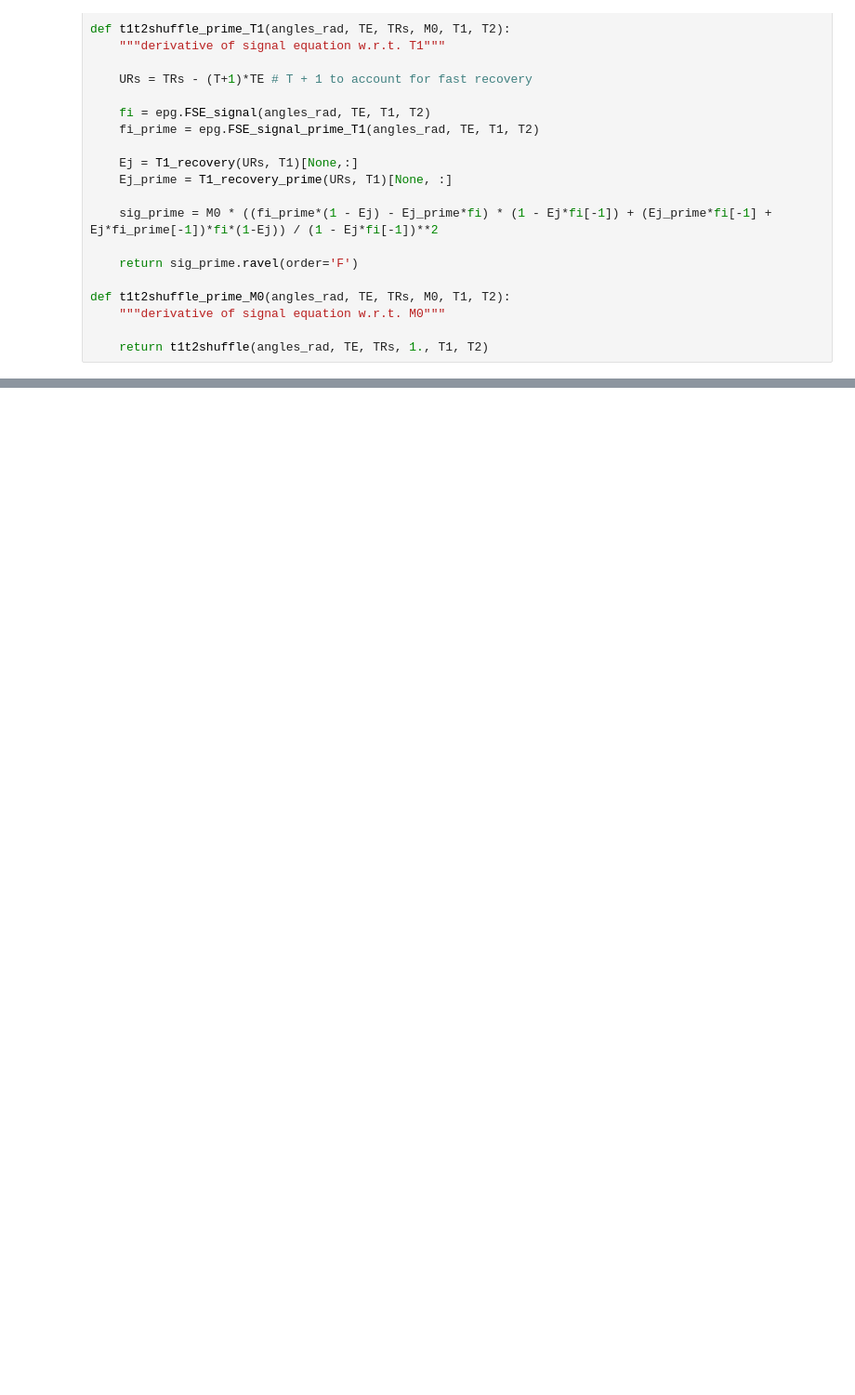
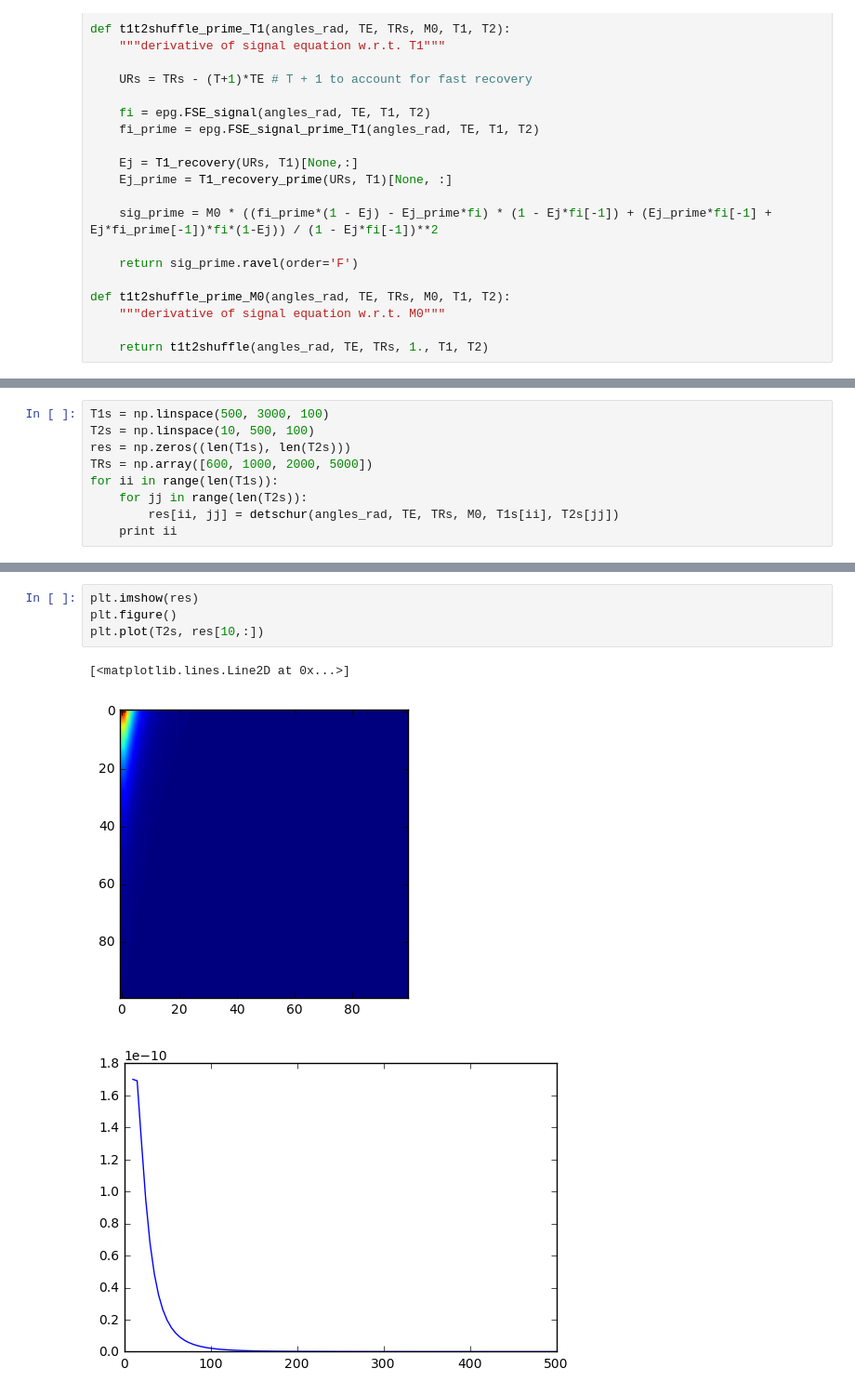
Before and after one commit to utcsilab/mri-sim-py, a Jupyter notebook: epg/T1-T2 Shuffling Fisher Information.ipynb, the cells around one changed output, grey strips where cells are left out. Shown: that part at 93% size. Drawn from its saved outputs; the diff is of its cells as text; blank space fills up the shorter version.

```diff
--- a/epg/T1-T2 Shuffling Fisher Information.ipynb
+++ b/epg/T1-T2 Shuffling Fisher Information.ipynb
@@ -216,0 +334,9 @@ print FIM
+# %%
+T1s = np.linspace(500, 3000, 100)
+T2s = np.linspace(10, 500, 100)
+res = np.zeros((len(T1s), len(T2s)))
+TRs = np.array([600, 1000, 2000, 5000])
+for ii in range(len(T1s)):
+    for jj in range(len(T2s)):
+        res[ii, jj] = detschur(angles_rad, TE, TRs, M0, T1s[ii], T2s[jj])
+    print ii
@@ -216,0 +361,8 @@ print FIM
+# %%
+plt.imshow(res)
+plt.figure()
+plt.plot(T2s, res[10,:])
+# %% [output]
+[<matplotlib.lines.Line2D at 0x...>]
+[figure, added]
+[figure, added]
```
Also changed, not shown: parts of 11 cells of this notebook, 1 other file.
